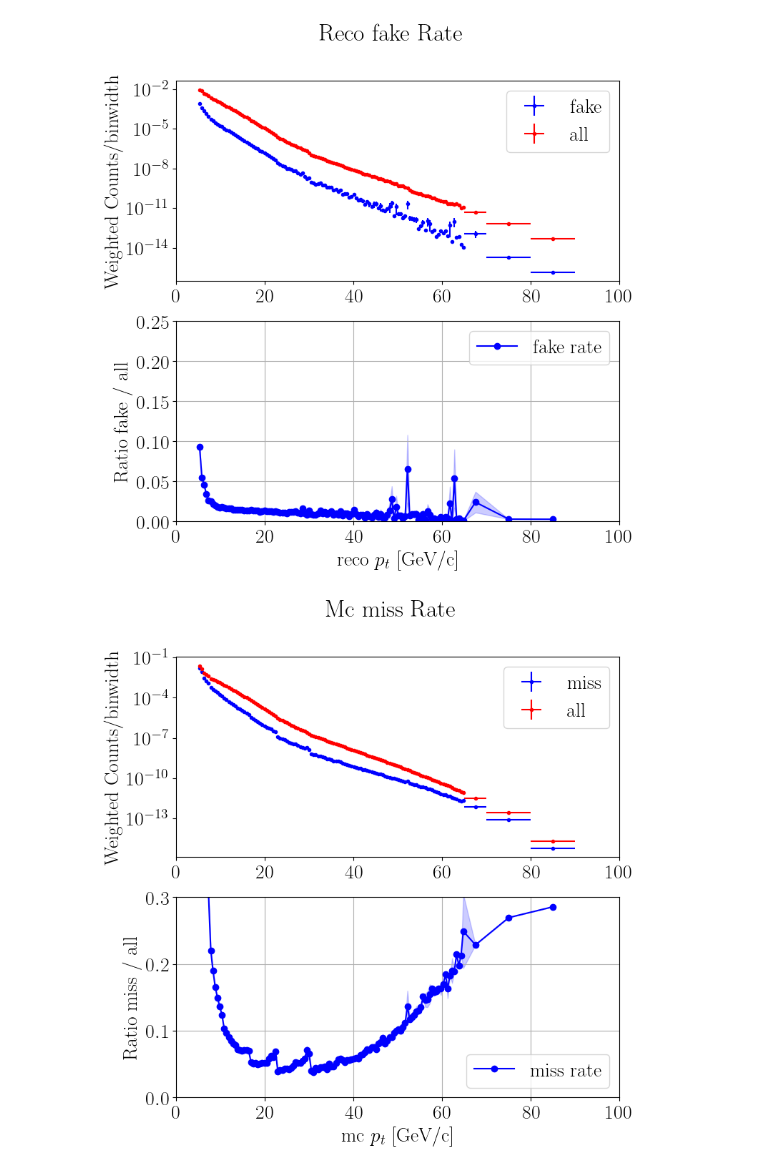
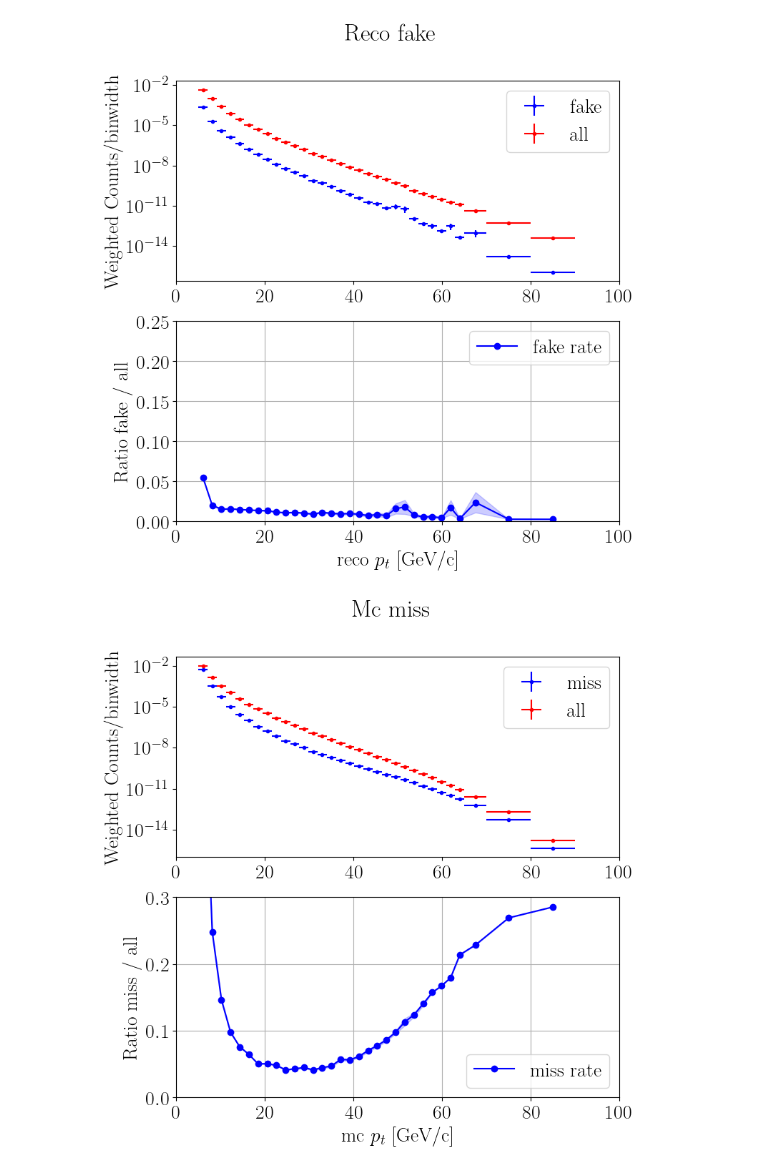
Before and after one commit to aprozo/jets_pp_2012, a Jupyter notebook: macros/ana/ana_matching_tree.ipynb, the cells around one changed output. Cells and saved outputs as stored; diff of their text form; code cells hidden in the pictures.

```diff
--- a/macros/ana/ana_matching_tree.ipynb
+++ b/macros/ana/ana_matching_tree.ipynb
@@ -172,9 +172,8 @@ def plotRatio(numerator_data, denominator_data,  hist_name, column):
         denominator_data (pd.Series): Data for the denominator.
         hist_name (str): hist_Name of the plot (e.g., 'miss', 'fake', etc.).
         column (str):   Column hist_name to plot (e.g., 'reco', 'mc').
-        bins (np.ndarray): Bins for the histogram (default is np.linspace(5, 65, 30)).
     """
-    bins=np.linspace(5, 65, 120)
+    bins=np.linspace(5, 65, 30)
     bins = np.append(bins, [70, 80, 90])
 
 
@@ -227,7 +226,7 @@ def plotRatio(numerator_data, denominator_data,  hist_name, column):
     ax2.grid()
     ax2.legend()
 
-    plt.suptitle(f'{column.capitalize()} {hist_name} Rate')
+    plt.suptitle(f'{column.capitalize()} {hist_name}')
     plt.savefig(f'./plots/embedding/{hist_name}_{column}.pdf',format="pdf", bbox_inches="tight")
 
 
@@ -243,5 +242,5 @@ plotRatio(miss_jets, all_mc_jets, 'miss', 'mc')
-[figure, old version]
+[figure, new version]
-[figure, old version]
+[figure, new version]
 # %%
 # clean memory
 import gc
```
Also changed, not shown: parts of 5 cells of this notebook.
